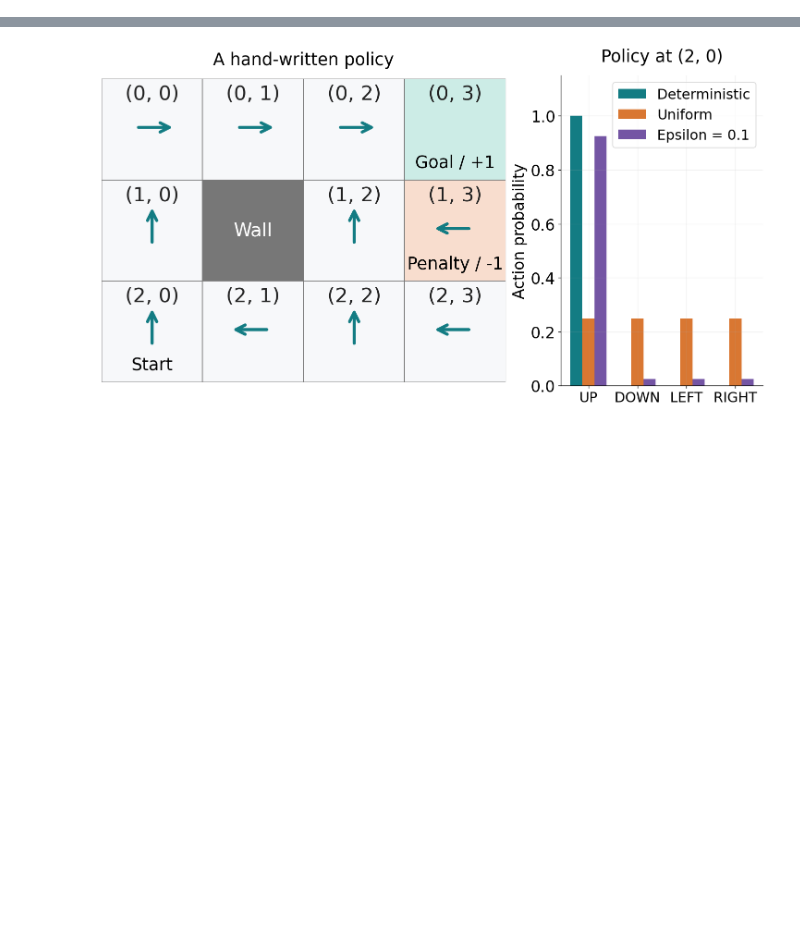
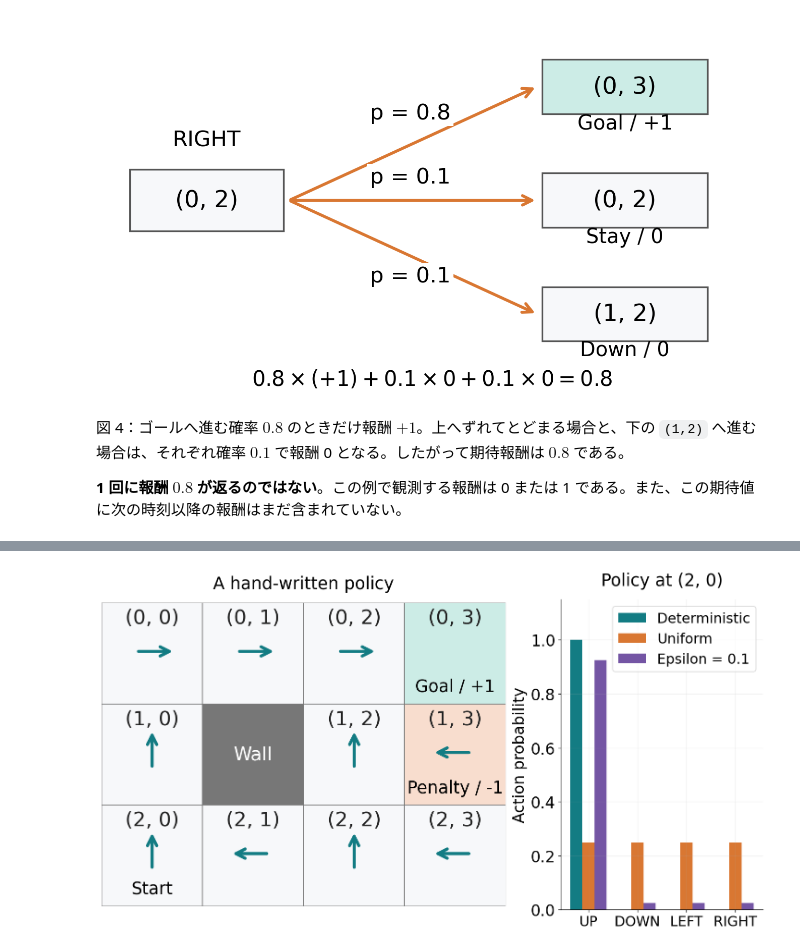
Before and after one commit to AcademiXBase/deep-learning-from-scratch-4, a Jupyter notebook: my_notebooks/ch02_sec2.1-2.2.ipynb, the cells around one changed output, grey strips where cells are left out. Saved outputs shown, nothing was run; the diff lists cells and outputs as text; code cells hidden in the pictures; blank space fills up the shorter version.

```diff
--- a/my_notebooks/ch02_sec2.1-2.2.ipynb
+++ b/my_notebooks/ch02_sec2.1-2.2.ipynb
@@ -501,0 +404,39 @@ $$\pi(a\mid s)\ge0,\qquad\sum_{a\in\mathcal{A}}\pi(a\mid s)=1.$$
+# %%
+def reward(state, action, s_next):
+    if state == GOAL:
+        return 0.0
+    if s_next == GOAL:
+        return 1.0
+    if s_next == PENALTY:
+        return -1.0
+    return 0.0
+
+reward_source = (0, 2)
+reward_action = 3
+branch_probs = transition_probs(reward_source, reward_action, slip=0.2)
+fig, ax = plt.subplots(figsize=(11, 6.2), constrained_layout=True)
+ax.set(xlim=(0, 12), ylim=(-.8, 6.7))
+ax.axis("off")
+concept_box(ax, (1.9, 3.1), str(reward_source), width=2.8, height=1.25, fontsize=28)
+ax.text(1.9, 4.2, "RIGHT", ha="center", fontsize=26)
+outcomes = [(GOAL, 5.4, "Goal"), (reward_source, 3.1, "Stay"), ((1, 2), .8, "Down")]
+for destination, y, name in outcomes:
+    probability = branch_probs[STATE_INDEX[destination]]
+    r_t = reward(reward_source, reward_action, destination)
+    concept_arrow(ax, (3.4, 3.1), (7.9, y), color=COLORS[1])
+    label_y = {5.4: 4.75, 3.1: 3.45, .8: 1.45}[y]
+    ax.text(5.6, label_y, f"p = {probability:.1f}", ha="center", fontsize=26,
+            bbox=dict(facecolor="white", edgecolor="none", pad=3))
+    concept_box(ax, (9.5, y), str(destination), width=3, height=1.1,
+                color="#ccece6" if destination == GOAL else "#f7f8fa", fontsize=28)
+    r_label = "+1" if r_t == 1 else "0"
+    ax.text(9.5, y - .85, f"{name} / {r_label}", ha="center", fontsize=24)
+ax.text(6, -.65, r"$0.8\times(+1)+0.1\times0+0.1\times0=0.8$",
+        ha="center", fontsize=25)
+plt.show()
+# %% [output]
+[figure, added]
+# %% [markdown]
+図 4：ゴールへ進む確率 $0.8$ のときだけ報酬 $+1$。上へずれてとどまる場合と、下の `(1,2)` へ進む場合は、それぞれ確率 $0.1$ で報酬 0 となる。したがって期待報酬は $0.8$ である。
+
+<strong>1 回に報酬 $0.8$ が返るのではない</strong>。この例で観測する報酬は 0 または 1 である。また、この期待値に次の時刻以降の報酬はまだ含まれていない。
```
Also changed, not shown: parts of 72 cells of this notebook.
